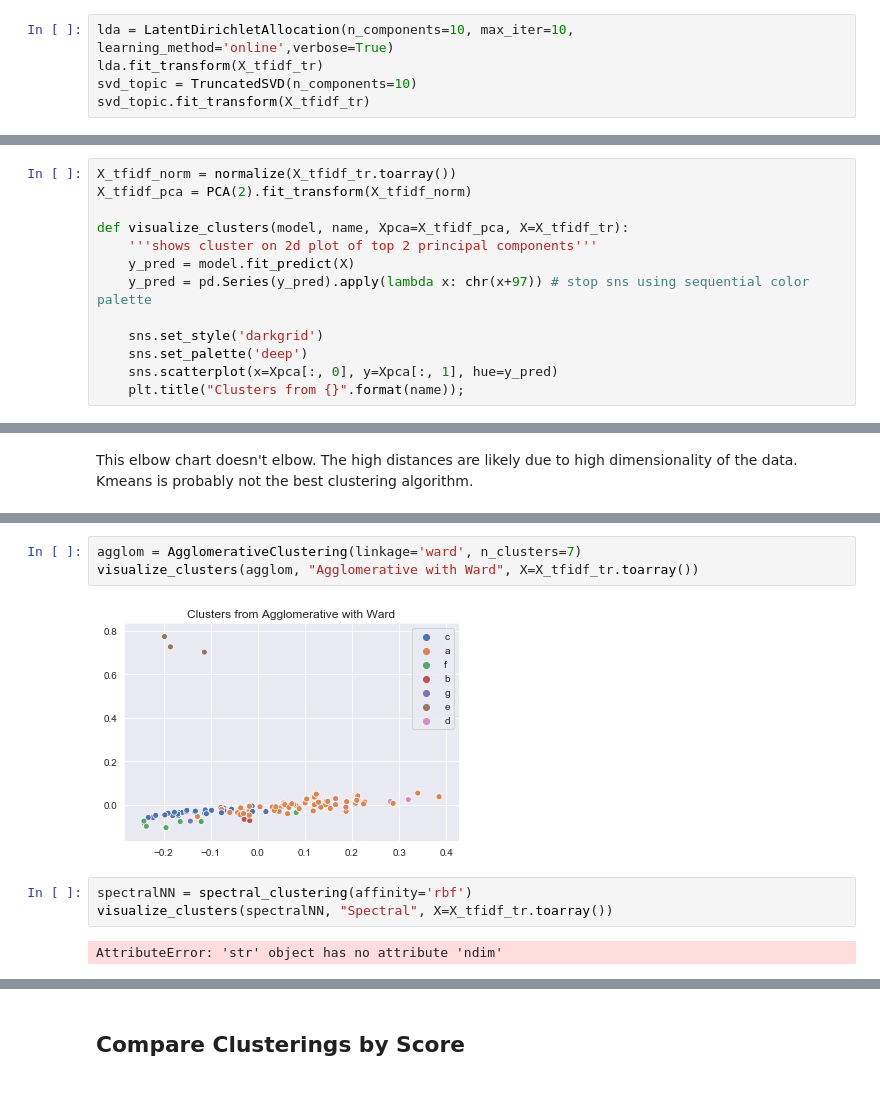
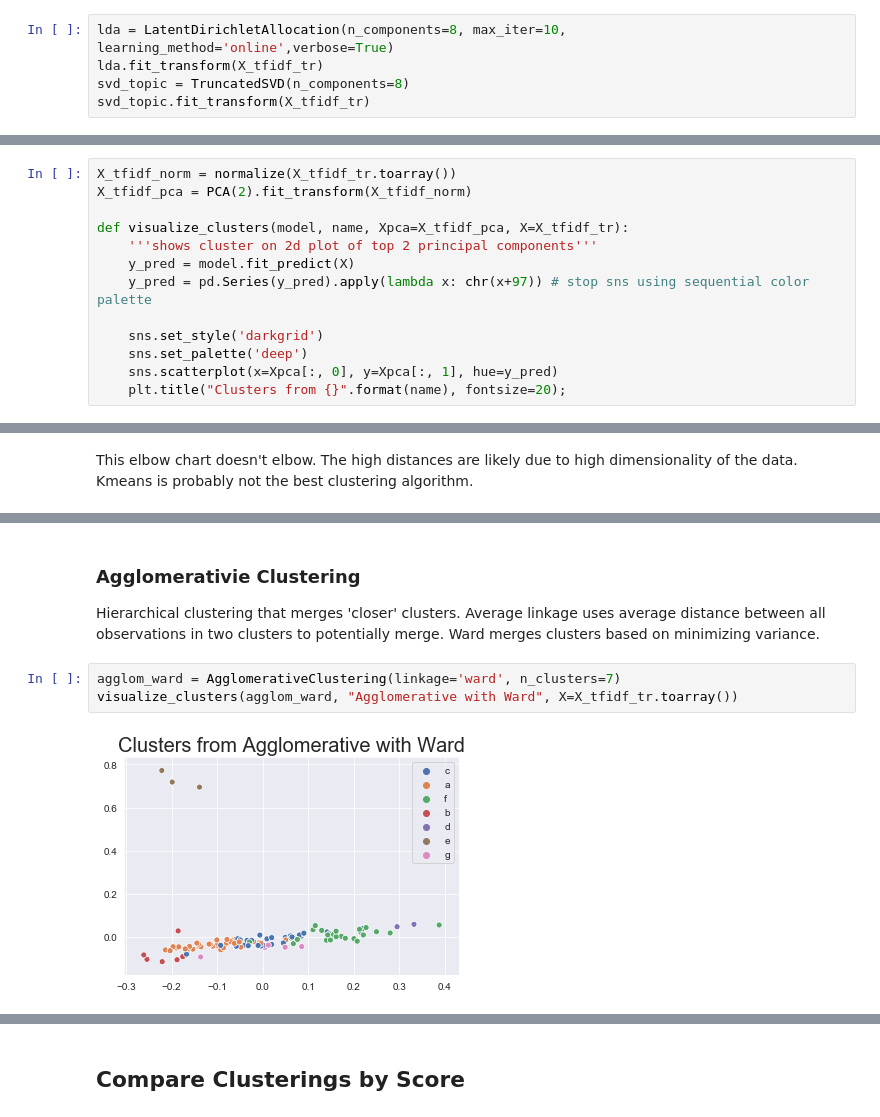
Before and after one commit to chrisoyer/unsupervised_learning-scifi_stories, a Jupyter notebook: scifi_stories.ipynb, the cells around one changed output, grey strips where cells are left out. Drawn from its saved outputs; the diff is of its cells as text.

```diff
--- a/scifi_stories.ipynb
+++ b/scifi_stories.ipynb
@@ -213,9 +213,9 @@ X_tfidf_tr, X_tfidf_te, y_train, y_test = train_test_split(X_tfidf, stories_df.A
 # %%
 terms = vectorizer.get_feature_names()
 # %%
-lda = LatentDirichletAllocation(n_components=10, max_iter=10, learning_method='online',verbose=True)
+lda = LatentDirichletAllocation(n_components=8, max_iter=10, learning_method='online',verbose=True)
 lda.fit_transform(X_tfidf_tr)
-svd_topic = TruncatedSVD(n_components=10)
+svd_topic = TruncatedSVD(n_components=8)
 svd_topic.fit_transform(X_tfidf_tr)
 # %% [output]
 iteration: 1 of max_iter: 10
@@ -318,7 +314,7 @@ def visualize_clusters(model, name, Xpca=X_tfidf_pca, X=X_tfidf_tr):
     sns.set_style('darkgrid')
     sns.set_palette('deep')
     sns.scatterplot(x=Xpca[:, 0], y=Xpca[:, 1], hue=y_pred)
-    plt.title("Clusters from {}".format(name));
+    plt.title("Clusters from {}".format(name), fontsize=20);
 # %%
 def elbow(model, modelname):
     inertia = []
@@ -378,10 +393,10 @@ visualize_clusters(affprop, "Affinity Propogation");
+# %% [markdown]
+### Agglomerativie Clustering
+Hierarchical clustering that merges 'closer' clusters.
+Average linkage uses average distance between all observations in two clusters to potentially merge.
+Ward merges clusters based on minimizing variance.
 # %%
-agglom = AgglomerativeClustering(linkage='ward', n_clusters=7)
-visualize_clusters(agglom, "Agglomerative with Ward", X=X_tfidf_tr.toarray())
+agglom_ward = AgglomerativeClustering(linkage='ward', n_clusters=7)
+visualize_clusters(agglom_ward, "Agglomerative with Ward", X=X_tfidf_tr.toarray())
 # %% [output]
-[figure, old version]
+[figure, new version]
-# %%
-spectralNN = spectral_clustering(affinity='rbf')
-visualize_clusters(spectralNN, "Spectral", X=X_tfidf_tr.toarray())
-# %% [output]
-AttributeError: 'str' object has no attribute 'ndim'
```
Also changed, not shown: parts of 29 cells of this notebook.
